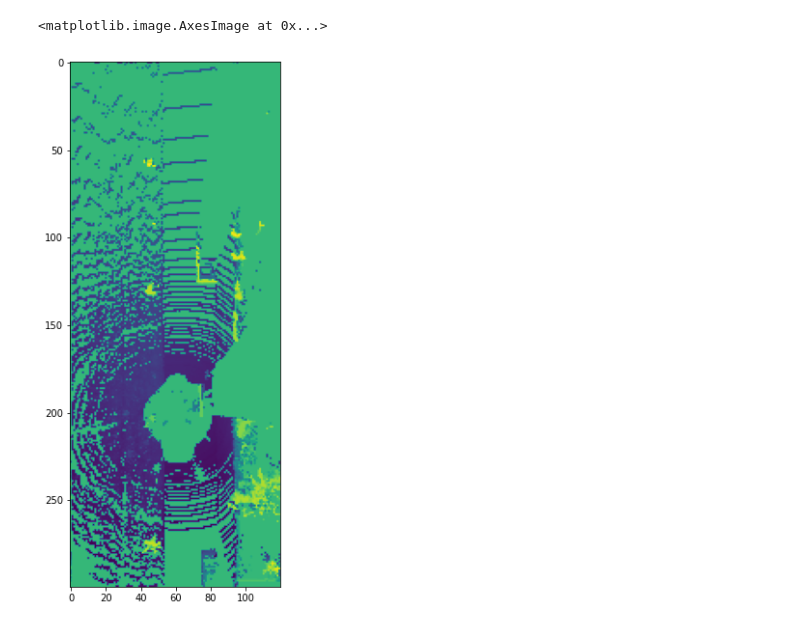
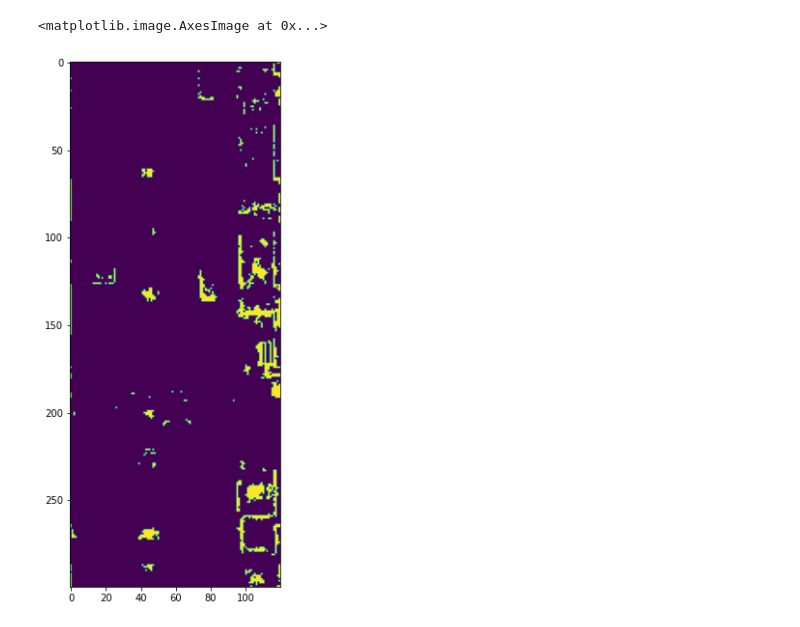
Before and after one commit to robertocaiwu/2.5DATMO, a Jupyter notebook: Velo2cam.ipynb, the cells around one changed output. Saved outputs shown, nothing was run; the diff lists cells and outputs as text; code cells hidden in the pictures.

Commit message:
Add file to create 2.5D motion grids. Add settings file. Add utils file. Add Kitti dataset tools. Add python notebooks.

```diff
--- a/Velo2cam.ipynb
+++ b/Velo2cam.ipynb
@@ -16,5 +14,10 @@ fr = 402
 # %%
+settings = st.Settings()
+data_path = './dataset/2011_09_30/'
+velo_path = data_path + '/sequences/velodyne'
+fr = 0
 image_path = data_path + '/color/image_02'
+poses_path = data_path + '/poses/data'
 
 # print frame 89 camera image
 camera = Kitti(frame=fr,camera_path=image_path)
@@ -52,7 +55,7 @@ v_fov, h_fov = (-24.9, 20.0), (-90, 90)
 v2c_filepath = data_path + '/calibration/calib_velo_to_cam.txt'
 c2c_filepath = data_path + '/calibration/calib_cam_to_cam.txt'
 
-res = Kitti_util(frame=fr, camera_path=image_path, velo_path=velo_path, \
+res = Kitti_util(frame=fr, camera_path=image_path, velo_path=velo_path, poses_path=poses_path, \
                 v2c_path=v2c_filepath, c2c_path=c2c_filepath)
 
 img, pnt, c_  = res.velo_projection_frame(v_fov=v_fov, h_fov=h_fov)
@@ -125,0 +110,24 @@ sns.heatmap(ax=ax, data=grid)
+# %%
+history = []
+for f in range(1):
+    res = Kitti_util(frame=fr+f, camera_path=image_path, velo_path=velo_path, poses_path=poses_path,  \
+                    v2c_path=v2c_filepath, c2c_path=c2c_filepath)
+    T = poses[fr+f].reshape(3,4)
+    R = c2v.dot(T[0:3,0:3].dot(c2v.T))
+    t = c2v.dot(T[0:3,3])
+    x_range, y_range, z_range, scale = (-20, 40), (-12, 12), (-2, 1), 10
+    pnt_velo, c = res.velo_points(x_range=x_range, y_range=y_range, z_range=z_range)
+
+    pnt_velo[2,:] = pnt_velo[2,:] + 1.73 # Add floor bias
+
+
+#     for i in range(100):
+#         print( pnt_velo[:,i])
+    # Get rotation and translation from GPS/IMU for the current frame
+#     R, t = util.pose_from_oxts_packet(res.poses_file)
+
+    print(pnt_velo.shape)
+    grid = gr.Grid(settings, R, t)
+
+    print(grid.grid.shape)
+    grid.build_height_grid(pnt_velo)
@@ -125,0 +137,11 @@ sns.heatmap(ax=ax, data=grid)
+# %%
+grid.grid = np.multiply(grid.object_grid, grid.grid_avg)
+sns.color_palette("flare", as_cmap=True)
+fig, ax2 = plt.subplots(1,1,figsize= (5,10))
+# ax2.invert_xaxis()
+# ax2.invert_yaxis()
+# ax.set_xlim(settings.cell_size_x, 0)  # decreasing time
+# ax.set_ylim(0,settings.cell_size_y)  # decreasing time
+sns.heatmap(ax=ax2, data=grid.grid)
+# plt.subplots(1,1, figsize = (10,10))
+# plt.imshow(grid.grid)
@@ -126,6 +151,7 @@ sns.heatmap(ax=ax, data=grid)
 # %%
+
 plt.subplots(1,1, figsize = (10,10))
-plt.imshow(grid)
+plt.imshow(grid.object_grid)
 # %% [output]
 <matplotlib.image.AxesImage at 0x...>
-[figure, old version]
+[figure, new version]
```
Also changed, not shown: parts of 14 cells of this notebook, 6 other files.
